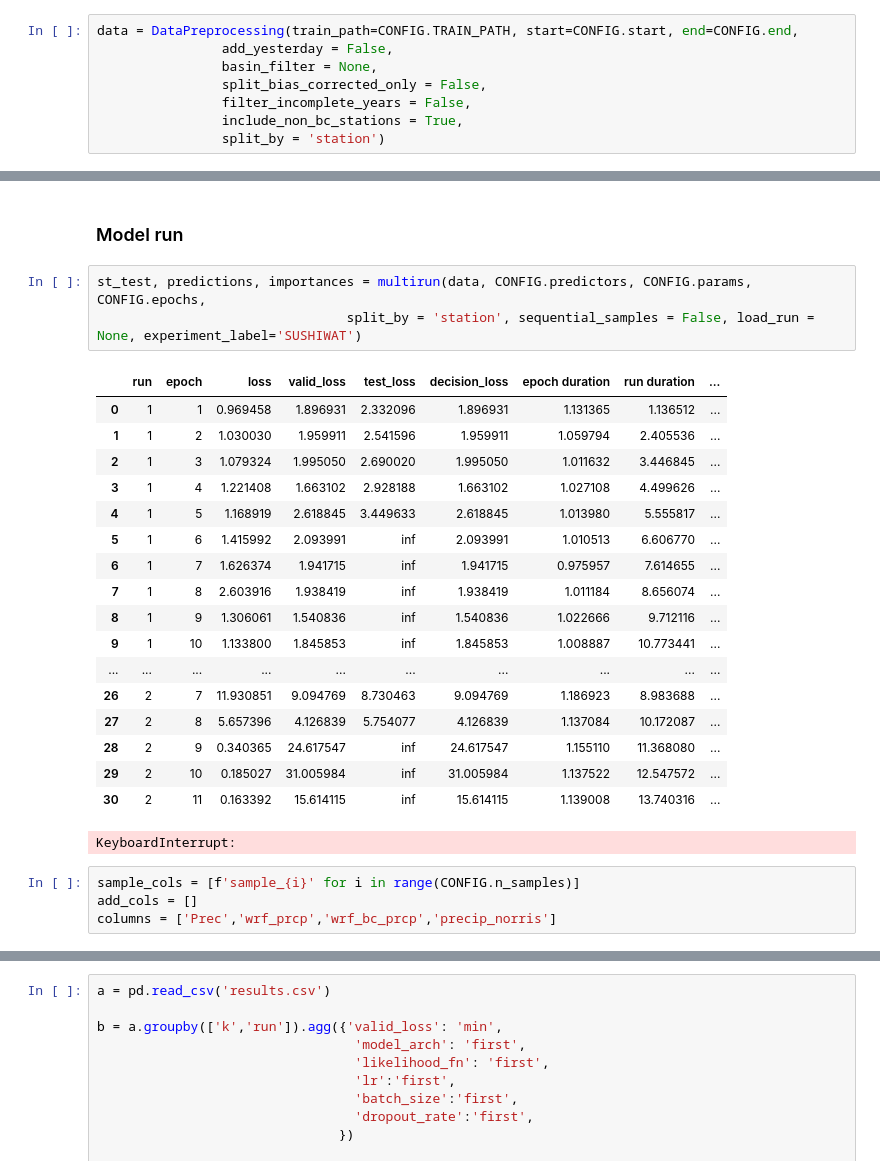
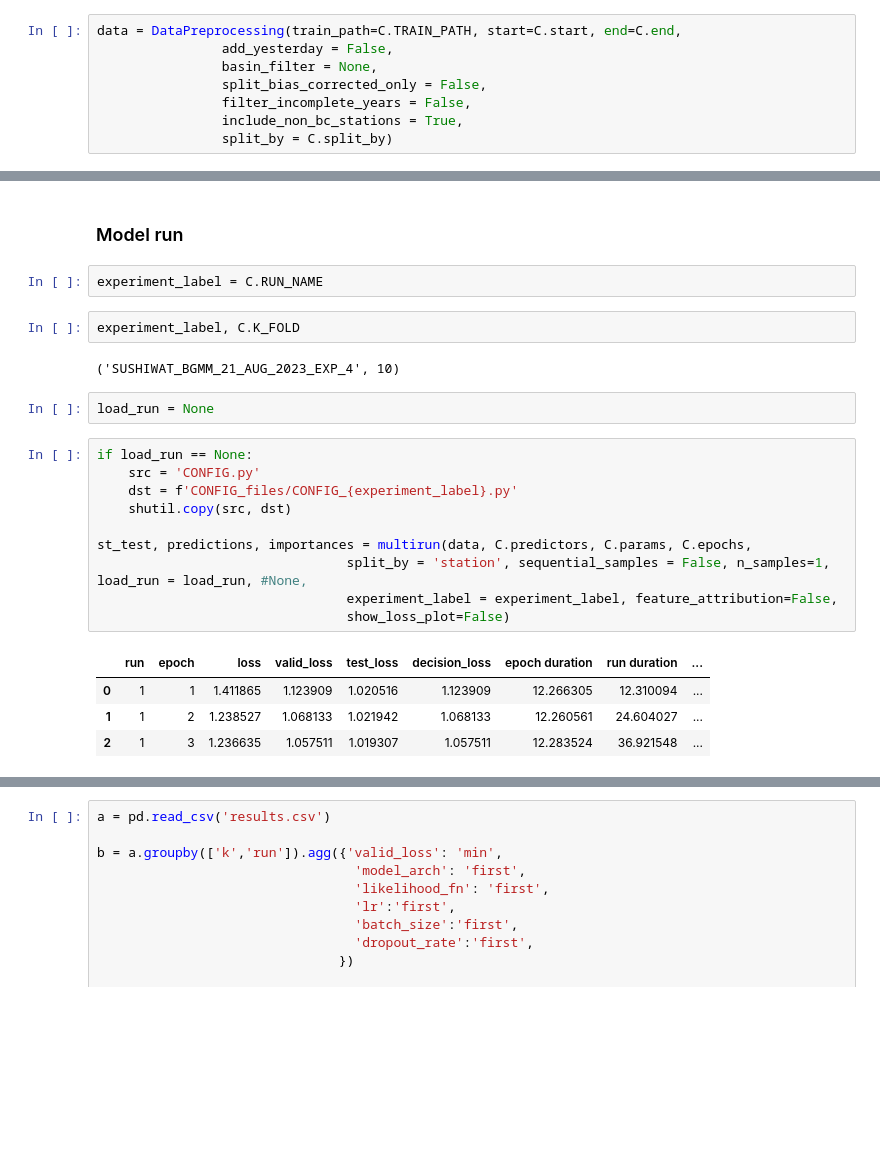
Before and after one commit to mgironamata/upper-indus-prec-bc, a Jupyter notebook: main-cv-CONFIG.ipynb, the cells around one changed output, grey strips where cells are left out. Saved outputs shown, nothing was run; the diff lists cells and outputs as text; blank space fills up the shorter version.

```diff
--- a/main-cv-CONFIG.ipynb
+++ b/main-cv-CONFIG.ipynb
@@ -46,13 +57,13 @@ device = CONFIG.device
 # %% [markdown]
 ### Import data
 # %%
-data = DataPreprocessing(train_path=CONFIG.TRAIN_PATH, start=CONFIG.start, end=CONFIG.end,
+data = DataPreprocessing(train_path=C.TRAIN_PATH, start=C.start, end=C.end,
                 add_yesterday = False,
                 basin_filter = None,
                 split_bias_corrected_only = False,
                 filter_incomplete_years = False,
                 include_non_bc_stations = True,
-                split_by = 'station')
+                split_by = C.split_by)
 # %% [markdown]
 ### Split data into held out sets for K-fold cross validation
 # %%
@@ -66,29 +80,26 @@ data.input_data(CONFIG.predictors, CONFIG.predictand, sort_by_quantile=CONFIG.so
 ## Multi-Run: Train model with different hyperparameters
 # %% [markdown]
 ### Model run
+# %%
+experiment_label = C.RUN_NAME
+# %%
+experiment_label, C.K_FOLD
+# %% [output]
+('SUSHIWAT_BGMM_21_AUG_2023_EXP_4', 10)
+# %%
+load_run = None
 # %%
-st_test, predictions, importances = multirun(data, CONFIG.predictors, CONFIG.params, CONFIG.epochs,
-                                split_by = 'station', sequential_samples = False, load_run = None, experiment_label='SUSHIWAT')
+if load_run == None:
+    src = 'CONFIG.py'
+    dst = f'CONFIG_files/CONFIG_{experiment_label}.py'
+    shutil.copy(src, dst)
+
+st_test, predictions, importances = multirun(data, C.predictors, C.params, C.epochs,
+                                split_by = 'station', sequential_samples = False, n_samples=1, load_run = load_run, #None,
+                                experiment_label = experiment_label, feature_attribution=False,
+                                show_loss_plot=False)
 # %% [output]
 |  | run | epoch | loss | valid_loss | test_loss | decision_loss | epoch duration | run duration | ... |
-| 0 | 1 | 1 | 0.969458 | 1.896931 | 2.332096 | 1.896931 | 1.131365 | 1.136512 | ... |
-| 1 | 1 | 2 | 1.030030 | 1.959911 | 2.541596 | 1.959911 | 1.059794 | 2.405536 | ... |
-| 2 | 1 | 3 | 1.079324 | 1.995050 | 2.690020 | 1.995050 | 1.011632 | 3.446845 | ... |
-| 3 | 1 | 4 | 1.221408 | 1.663102 | 2.928188 | 1.663102 | 1.027108 | 4.499626 | ... |
-| 4 | 1 | 5 | 1.168919 | 2.618845 | 3.449633 | 2.618845 | 1.013980 | 5.555817 | ... |
-| 5 | 1 | 6 | 1.415992 | 2.093991 | inf | 2.093991 | 1.010513 | 6.606770 | ... |
-| 6 | 1 | 7 | 1.626374 | 1.941715 | inf | 1.941715 | 0.975957 | 7.614655 | ... |
-| 7 | 1 | 8 | 2.603916 | 1.938419 | inf | 1.938419 | 1.011184 | 8.656074 | ... |
-| 8 | 1 | 9 | 1.306061 | 1.540836 | inf | 1.540836 | 1.022666 | 9.712116 | ... |
-| 9 | 1 | 10 | 1.133800 | 1.845853 | inf | 1.845853 | 1.008887 | 10.773441 | ... |
-| ... | ... | ... | ... | ... | ... | ... | ... | ... | ... |
-| 26 | 2 | 7 | 11.930851 | 9.094769 | 8.730463 | 9.094769 | 1.186923 | 8.983688 | ... |
-| 27 | 2 | 8 | 5.657396 | 4.126839 | 5.754077 | 4.126839 | 1.137084 | 10.172087 | ... |
-| 28 | 2 | 9 | 0.340365 | 24.617547 | inf | 24.617547 | 1.155110 | 11.368080 | ... |
-| 29 | 2 | 10 | 0.185027 | 31.005984 | inf | 31.005984 | 1.137522 | 12.547572 | ... |
-| 30 | 2 | 11 | 0.163392 | 15.614115 | inf | 15.614115 | 1.139008 | 13.740316 | ... |
+| 0 | 1 | 1 | 1.411865 | 1.123909 | 1.020516 | 1.123909 | 12.266305 | 12.310094 | ... |
+| 1 | 1 | 2 | 1.238527 | 1.068133 | 1.021942 | 1.068133 | 12.260561 | 24.604027 | ... |
+| 2 | 1 | 3 | 1.236635 | 1.057511 | 1.019307 | 1.057511 | 12.283524 | 36.921548 | ... |
-KeyboardInterrupt:
-# %%
-sample_cols = [f'sample_{i}' for i in range(CONFIG.n_samples)]
-add_cols = []
-columns = ['Prec','wrf_prcp','wrf_bc_prcp','precip_norris']
```
Also changed, not shown: parts of 21 cells of this notebook, 15 other files.
